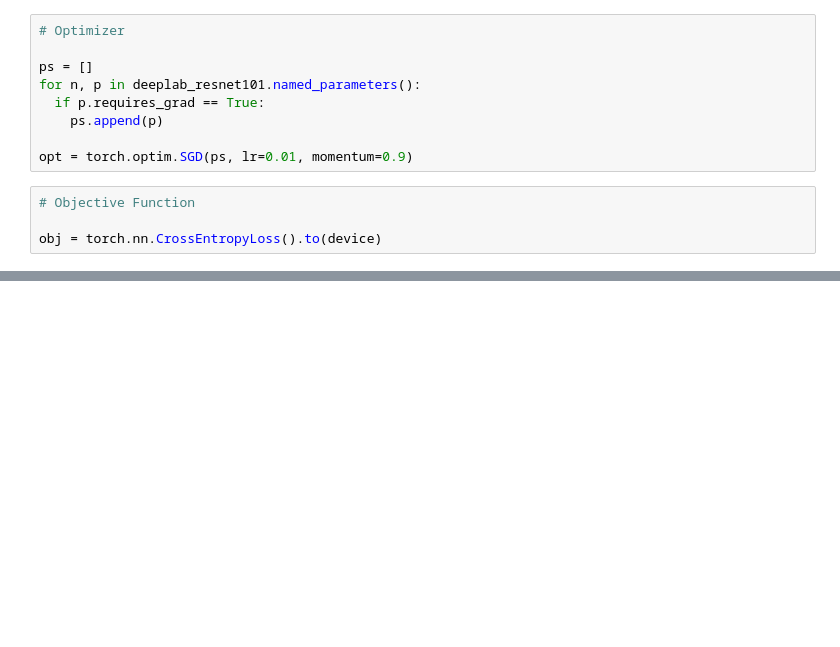
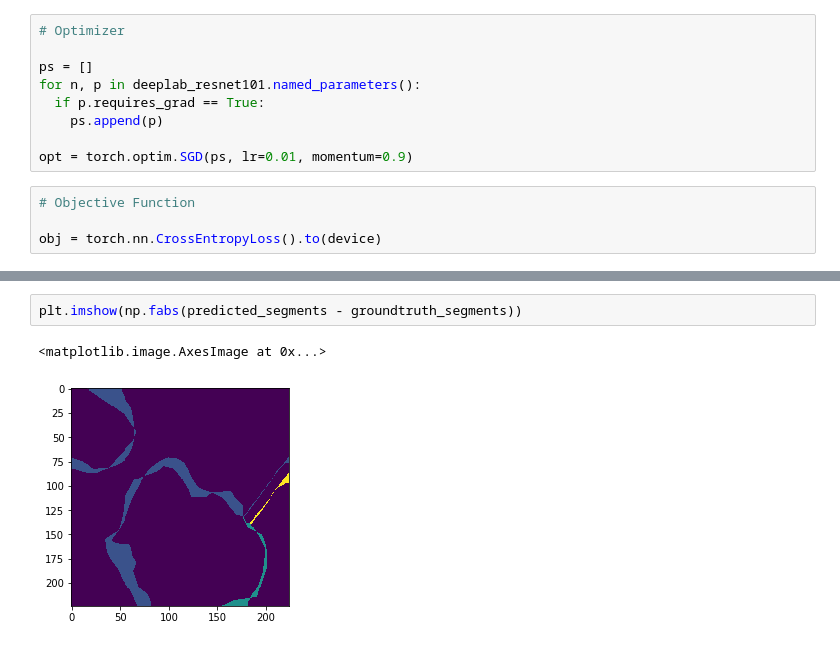
Before and after one commit to jamesmcclain/pytorch-experiments, a Jupyter notebook: Potsdam.ipynb, the cells around one changed output, grey strips where cells are left out. Drawn from its saved outputs; the diff is of its cells as text; blank space fills up the shorter version.

```diff
--- a/Potsdam.ipynb
+++ b/Potsdam.ipynb
@@ -199,0 +252,5 @@ model                                      top_potsdam_2_10_RGB.tif
+# %%
+plt.imshow(np.fabs(predicted_segments - groundtruth_segments))
+# %% [output]
+<matplotlib.image.AxesImage at 0x...>
+[figure, added]
```
Also changed, not shown: parts of 22 cells of this notebook.
